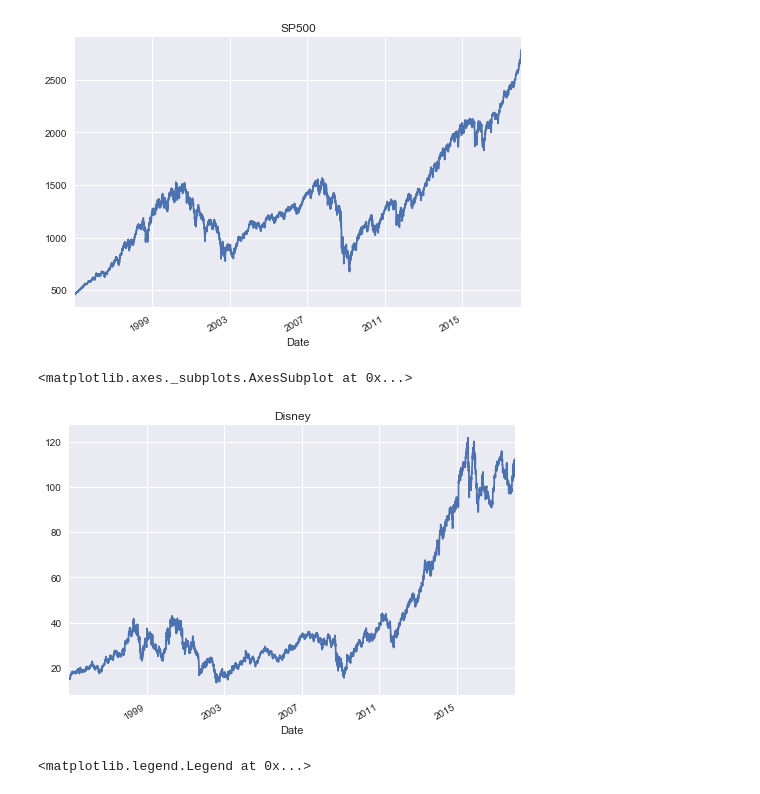
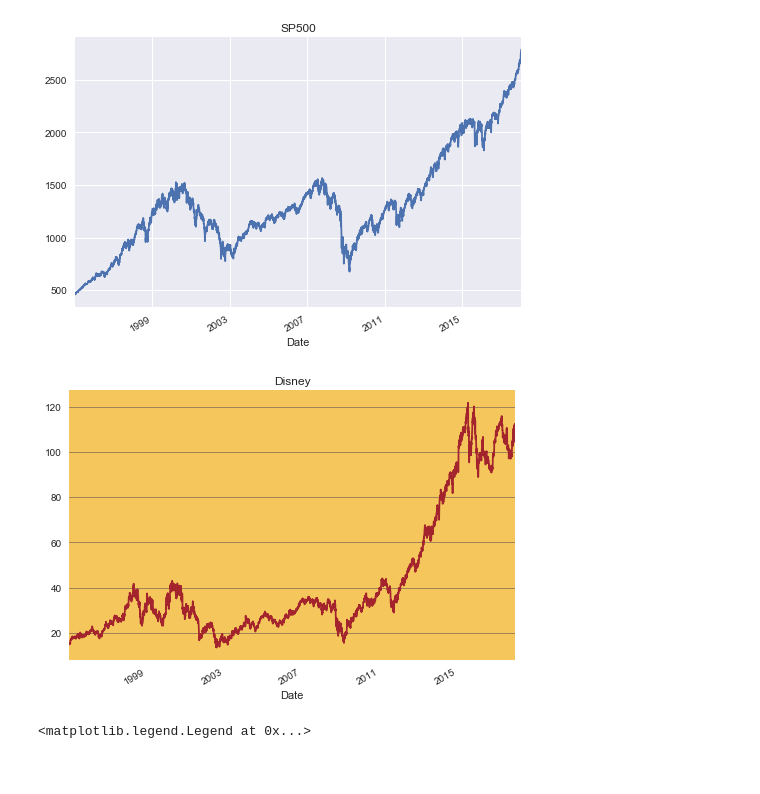
Before and after one commit to RobertHamberg/zooi, a Jupyter notebook: WDC.ipynb, the cells around one changed output. Drawn from its saved outputs; the diff is of its cells as text; code cells hidden in the pictures.

```diff
--- a/WDC.ipynb
+++ b/WDC.ipynb
@@ -42,12 +42,15 @@ stock_data_SP500['Close'].plot(title='SP500')
 # %% [output]
 <matplotlib.axes._subplots.AxesSubplot at 0x...>
 [figure]
-# %%
-plt.style.use('seaborn')
-stock_data_WDC['Close'].plot(title='Disney')
-# %% [output]
-<matplotlib.axes._subplots.AxesSubplot at 0x...>
-[figure, removed]
+# %%
+plt.style.use('seaborn')
+stock_data_WDC['Close'].plot(title='Disney', color='#A3242D')
+axes = plt.gca()
+axes.set_facecolor('#F5C65C')
+axes.grid(axis='y', color='#232055', alpha=0.5, lw=0.8)
+axes.grid(b=False, axis='x')
+# %% [output]
+[figure, added]
 # %%
 plt.style.use('seaborn')
 stock_data_WDC['Close'].plot(title='Disney and S&P500')
```
Also changed, not shown: parts of 12 cells of this notebook.
